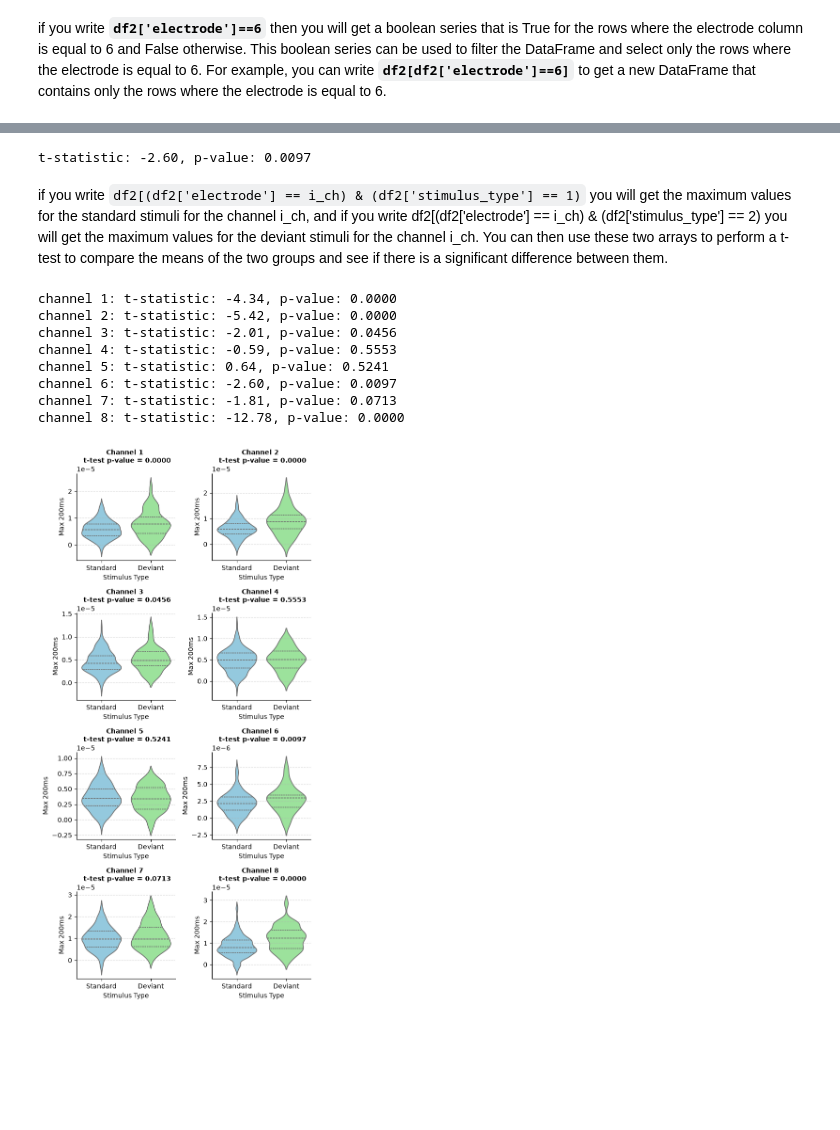
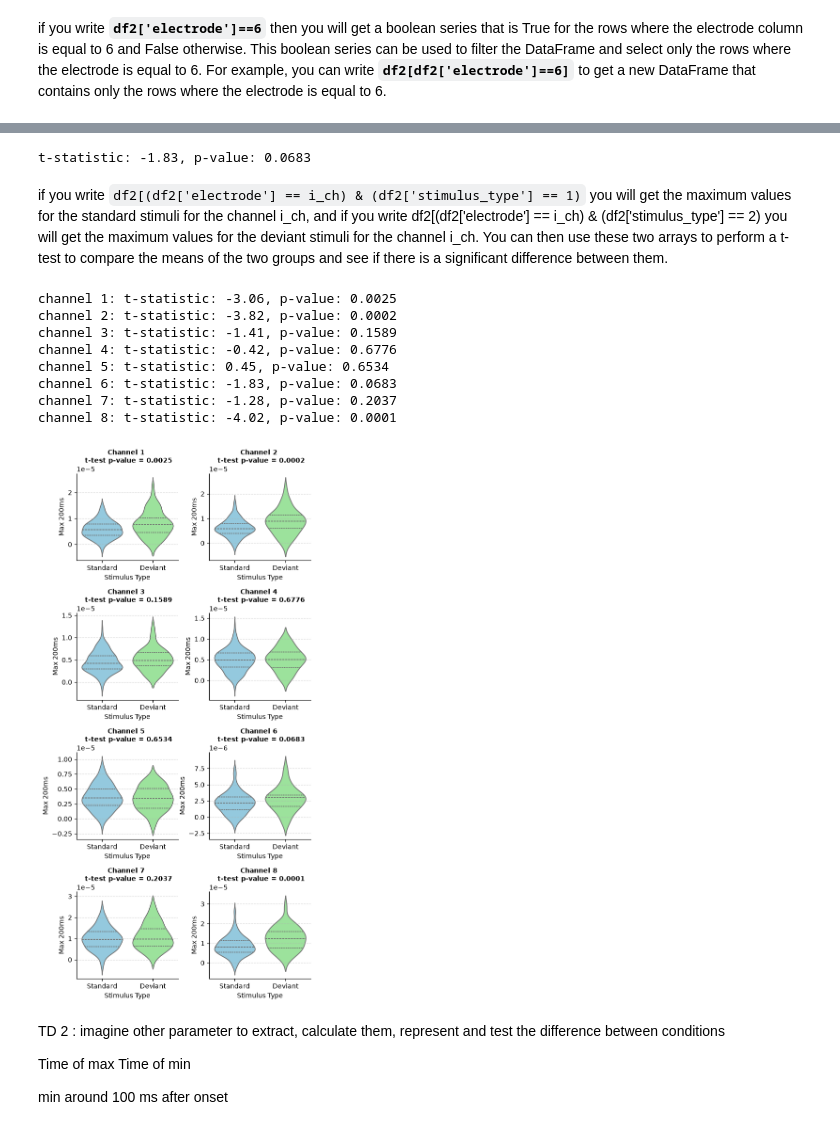
Before and after one commit to nicolascatz/M1_EEG_Project, a Jupyter notebook: scripts/DA1_TD1_Garrido_from_process_to_analysis_students.ipynb, the cells around one changed output, grey strips where cells are left out. Cells and saved outputs as stored; diff of their text form; code cells hidden in the pictures; blank space fills up the shorter version.

```diff
--- a/scripts/DA1_TD1_Garrido_from_process_to_analysis_students.ipynb
+++ b/scripts/DA1_TD1_Garrido_from_process_to_analysis_students.ipynb
@@ -341,8 +437,9 @@ for i_ch in range(8): # loop over the 8 channels
     electrode=np.full(stimulus_events.shape[0], i_ch+1) # create an array with the electrode number for each epoch
     dfs.append(pd.DataFrame({'electrode': electrode,
                              'stimulus_type': stimulus_events[:, 1],
-                             'max_200': max_200,
-                             'max_100': max_100}))
-    df2 = pd.concat([df2, df], ignore_index=True) # concatenate the new DataFrame with the existing one to store the maximum values for each channel and stimulus type
+                             'max_eeg_200': max_200,
+                             'max_eeg_100': max_100}))
+
+df2=pd.concat(dfs, ignore_index=True) # concatenate the new DataFrame with the existing one to store the maximum values for each channel and stimulus type
 df2
 # %% [output]
@@ -370,13 +467,15 @@ ax = ax.flatten()
 for i_ch in range(8):
     ax[i_ch].plot(vt, eeg_aligned_all[i_ch][stimulus_events[:,1 ] == 2,:].T.mean(axis=1),'g',linestyle='--',linewidth=1)
     ax[i_ch].plot(vt, eeg_aligned_all[i_ch][stimulus_events[:,1 ] == 1,:].T.mean(axis=1),'b',linestyle='--',linewidth=1)
-    ax[i_ch].plot(vt, eeg_aligned_all[i_ch][stimulus_events[:,1 ] == 2,:].T.mean(axis=1)-eeg_aligned_all[i_ch][stimulus_events[:,1 ] == 1,:].T.mean(axis=1),'r',linewidth=2)
+    # ax[i_ch].plot(vt, eeg_aligned_all[i_ch][stimulus_events[:,1 ] == 2,:].T.mean(axis=1)-eeg_aligned_all[i_ch][stimulus_events[:,1 ] == 1,:].T.mean(axis=1),'r',linewidth=2)
     ax[i_ch].set_xlabel('Time (ms)')
     ax[i_ch].set_ylabel('EEG signal (uV)')
     ax[i_ch].axvline(x=0, color='k', linestyle='--')
     ax[i_ch].axhline(y=0, color='k', linestyle='--')
     ax[i_ch].spines['top'].set_visible(False)
     ax[i_ch].spines['right'].set_visible(False)
+    ax[i_ch].set_title(f'channel {i_ch}' , fontsize=12,weight='bold')
+ax[0].legend(['deviant', 'standard'], loc='best', fontsize=8,frameon=False)
 
 plt.tight_layout()
 # %% [output]
@@ -409,11 +509,11 @@ sns.boxenplot(data=df2[df2['electrode'] == 6], x='stimulus_type', y='max_200')
 # %%
 # here we perform a t-test to compare the maximum values between the two stimulus types for the channel 6 (index 6) and plot the results with seaborn
 
-t,pvalue = stats.ttest_ind(df2[(df2['electrode'] == 6) & (df2['stimulus_type'] == 1)]['max_200'],
-                           df2[(df2['electrode'] == 6) & (df2['stimulus_type'] == 2)]['max_200']) # perform a t-test to compare the maximum values between the two stimulus types for the current channel
+t,pvalue = stats.ttest_ind(df2[(df2['electrode'] == 6) & (df2['stimulus_type'] == 1)]['max_eeg_200'],
+                           df2[(df2['electrode'] == 6) & (df2['stimulus_type'] == 2)]['max_eeg_200']) # perform a t-test to compare the maximum values between the two stimulus types for the current channel
 print(f"t-statistic: {t:.2f}, p-value: {pvalue:.4f}") # print the t-statistic and p-value for the t-test
 # %% [output]
-t-statistic: -2.60, p-value: 0.0097
+t-statistic: -1.83, p-value: 0.0683
 # %% [markdown]
 if you write `df2[(df2['electrode'] == i_ch) & (df2['stimulus_type'] == 1)` you will get
 the maximum values for the standard stimuli for the channel i_ch,
@@ -426,43 +526,50 @@ is a significant difference between them.
 # for each channel (1-8) and print the results
 t_all,pvalue_all = [], []
 for i_ch in range(1,9):
-    t,pvalue = stats.ttest_ind(df2[(df2['electrode'] == i_ch) & (df2['stimulus_type'] == 1)]['max_200'],
-                               df2[(df2['electrode'] == i_ch) & (df2['stimulus_type'] == 2)]['max_200']) # perform a t-test to compare the maximum values between the two stimulus types for the current channel
+    t,pvalue = stats.ttest_ind(df2[(df2['electrode'] == i_ch) & (df2['stimulus_type'] == 1)]['max_eeg_200'],
+                               df2[(df2['electrode'] == i_ch) & (df2['stimulus_type'] == 2)]['max_eeg_200']) # perform a t-test to compare the maximum values between the two stimulus types for the current channel
     t_all.append(t)
     pvalue_all.append(pvalue)
     print(f"channel {i_ch}: t-statistic: {t:.2f}, p-value: {pvalue:.4f}") # print the t-statistic and p-value for the t-test
 # %% [output]
-channel 1: t-statistic: -4.34, p-value: 0.0000
-channel 2: t-statistic: -5.42, p-value: 0.0000
-channel 3: t-statistic: -2.01, p-value: 0.0456
-channel 4: t-statistic: -0.59, p-value: 0.5553
-channel 5: t-statistic: 0.64, p-value: 0.5241
-channel 6: t-statistic: -2.60, p-value: 0.0097
-channel 7: t-statistic: -1.81, p-value: 0.0713
-channel 8: t-statistic: -12.78, p-value: 0.0000
+channel 1: t-statistic: -3.06, p-value: 0.0025
+channel 2: t-statistic: -3.82, p-value: 0.0002
+channel 3: t-statistic: -1.41, p-value: 0.1589
+channel 4: t-statistic: -0.42, p-value: 0.6776
+channel 5: t-statistic: 0.45, p-value: 0.6534
+channel 6: t-statistic: -1.83, p-value: 0.0683
+channel 7: t-statistic: -1.28, p-value: 0.2037
+channel 8: t-statistic: -4.02, p-value: 0.0001
 # %%
 import seaborn as sns
 fig, ax = plt.subplots(4, 2, figsize=(6, 12))
 ax = ax.flatten()
 for i_ch in range(8):
     sns.violinplot(
         data=df2[df2['electrode'] == i_ch+1],
         x='stimulus_type',
-        y='max_200',
+        y='max_eeg_200',
         ax=ax[i_ch],
         palette=['skyblue', 'lightgreen'],
         inner='quartile'
         )
     ax[i_ch].set_xlabel('Stimulus Type')
     ax[i_ch].set_ylabel('Max 200ms')
     ax[i_ch].set_title(f'Channel {i_ch+1} \n t-test p-value = {pvalue_all[i_ch]:.4f}',fontsize=10,weight='bold')
     ax[i_ch].spines['top'].set_visible(False)
     ax[i_ch].spines['right'].set_visible(False)
     ax[i_ch].set_xticklabels(['Standard', 'Deviant'])
     ax[i_ch].grid(axis='y', linestyle='--', alpha=0.5)
 
 
 
 plt.tight_layout()
 # %% [output]
-[figure, old version]
+[figure, new version]
+# %% [markdown]
+TD 2 : imagine other parameter to extract, calculate them, represent and test the difference between conditions
+
+Time of max
+Time of min
+
+min around 100 ms after onset
```
Also changed, not shown: parts of 29 cells of this notebook, 2 other files.
